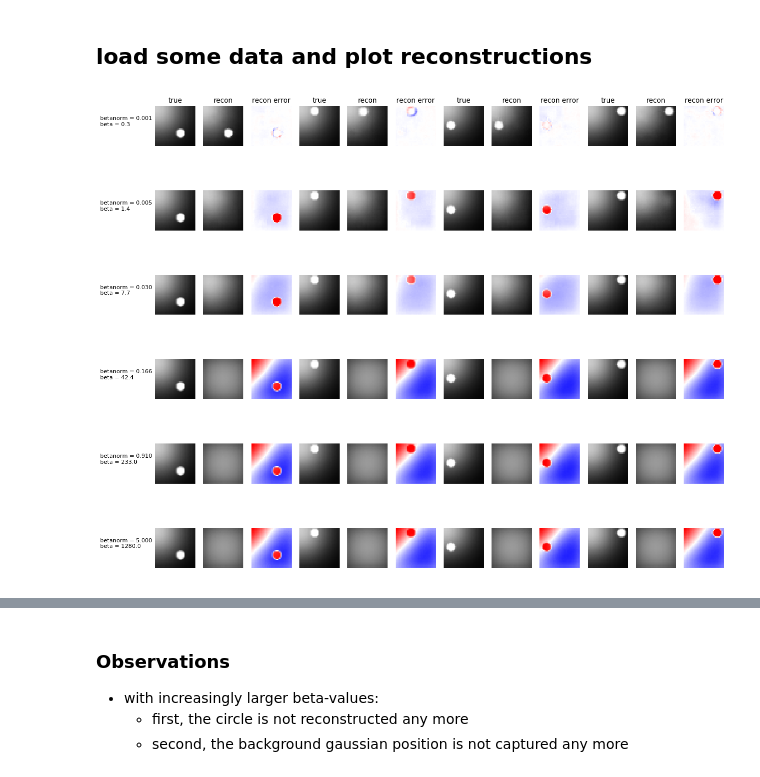
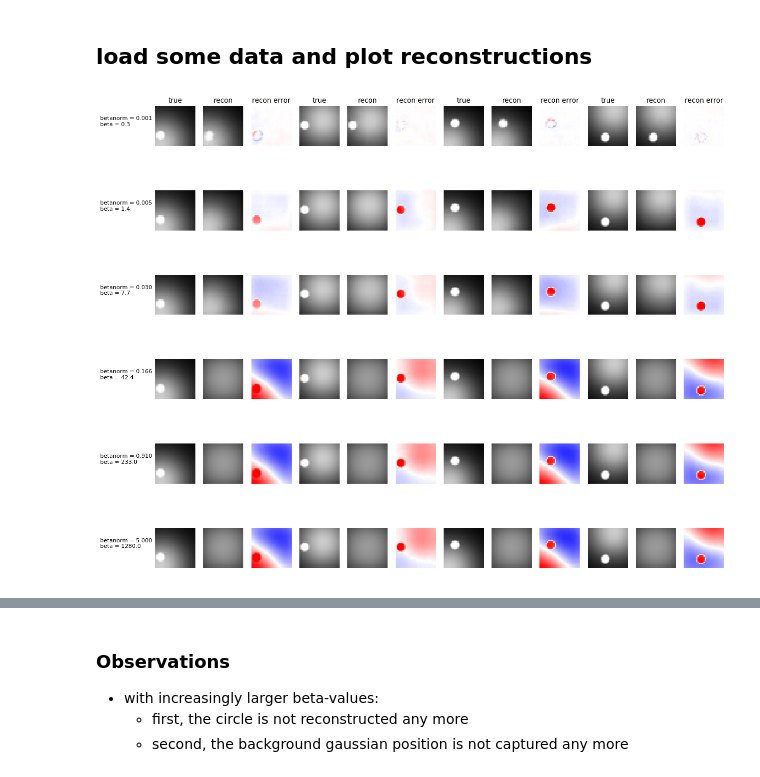
Before and after one commit to zahariaa/disentangled-dynamics, a Jupyter notebook: src/bVAE/VisualizeBetaStaticVAE32(circle)_4latents_training_05_15_2019.ipynb, the cells around one changed output, grey strips where cells are left out. Cells and saved outputs as stored; diff of their text form; code cells hidden in the pictures.

```diff
--- a/src/bVAE/VisualizeBetaStaticVAE32(circle)_4latents_training_05_15_2019.ipynb
+++ b/src/bVAE/VisualizeBetaStaticVAE32(circle)_4latents_training_05_15_2019.ipynb
@@ -140,7 +140,7 @@ fig, ax = plt.subplots(len(vae),12,figsize=(18, 16), dpi= 80, facecolor='w', edg
 ax = ax.flatten()
 cnt = -1
 n_b = len(normalized_beta_values)
-img_idx = np.random.randint(1000, size=4)
+img_idx = np.random.randint(ds.__len__(), size=4)
 
 for jj,nb in enumerate(normalized_beta_values): # loop across rows (different beta values)
     for ii in range(4): # loop across different samples
@@ -149,31 +149,31 @@ for jj,nb in enumerate(normalized_beta_values): # loop across rows (different be
         x = x[np.newaxis, :, :]
 
         mu, logvar = vae[jj].encode(x.float())
         recon = vae[jj].decode(mu).detach()
         diff = x - recon
 
         cnt += 1
         plt.set_cmap('gray')
         ax[cnt].imshow(x.squeeze(), vmin=0, vmax=1)
         ax[cnt].axis('off')
 
         cnt += 1
         ax[cnt].imshow(recon.squeeze(), vmin=0, vmax=1)
         ax[cnt].axis('off')
 
         cnt += 1
         m = .5
         plt.set_cmap('bwr')
         img = ax[cnt].imshow(diff.numpy().squeeze(), vmin=-m, vmax=m)
         ax[cnt].axis('off')
 
         if jj == 0:
             ax[cnt-2].set(title='true')
             ax[cnt-1].set(title='recon')
             ax[cnt].set(title='recon error')
 
         if ii == 0:
             pos = ax[cnt].get_position()
             fig.text(.05, pos.y0 + pos.height/2, 'betanorm = %0.3f\nbeta = %0.1f' % (normalized_beta_values[jj],beta[jj]))
 # %% [output]
-[figure, old version]
+[figure, new version]
```
Also changed, not shown: parts of 4 cells of this notebook.
